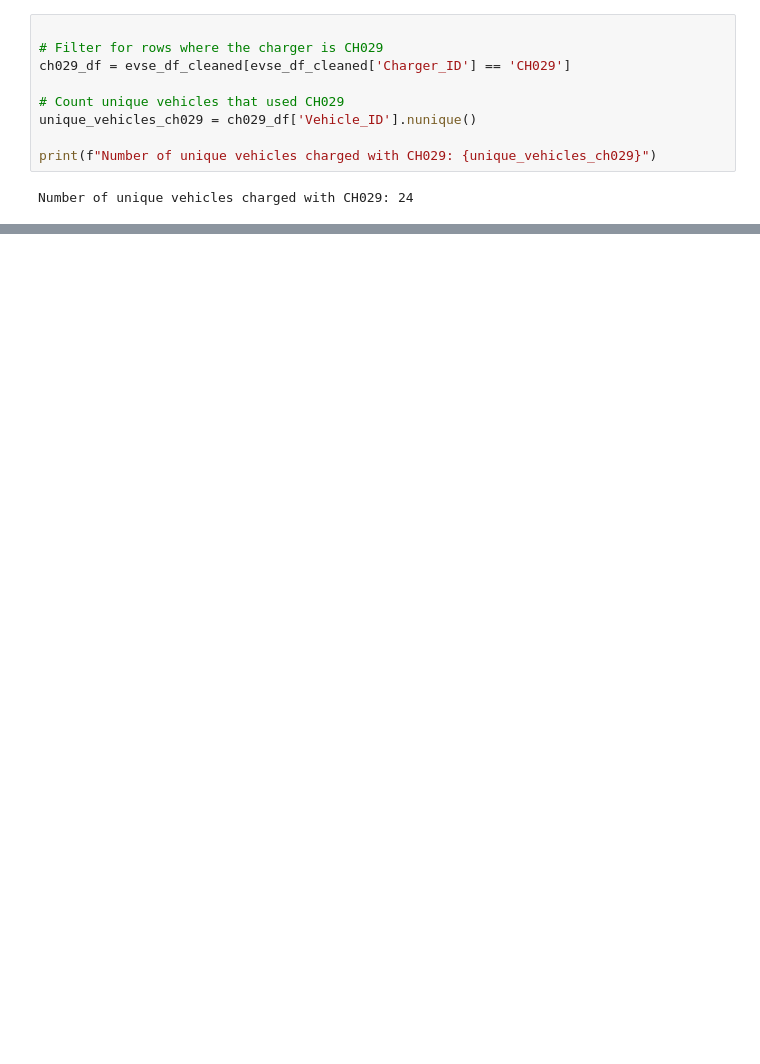
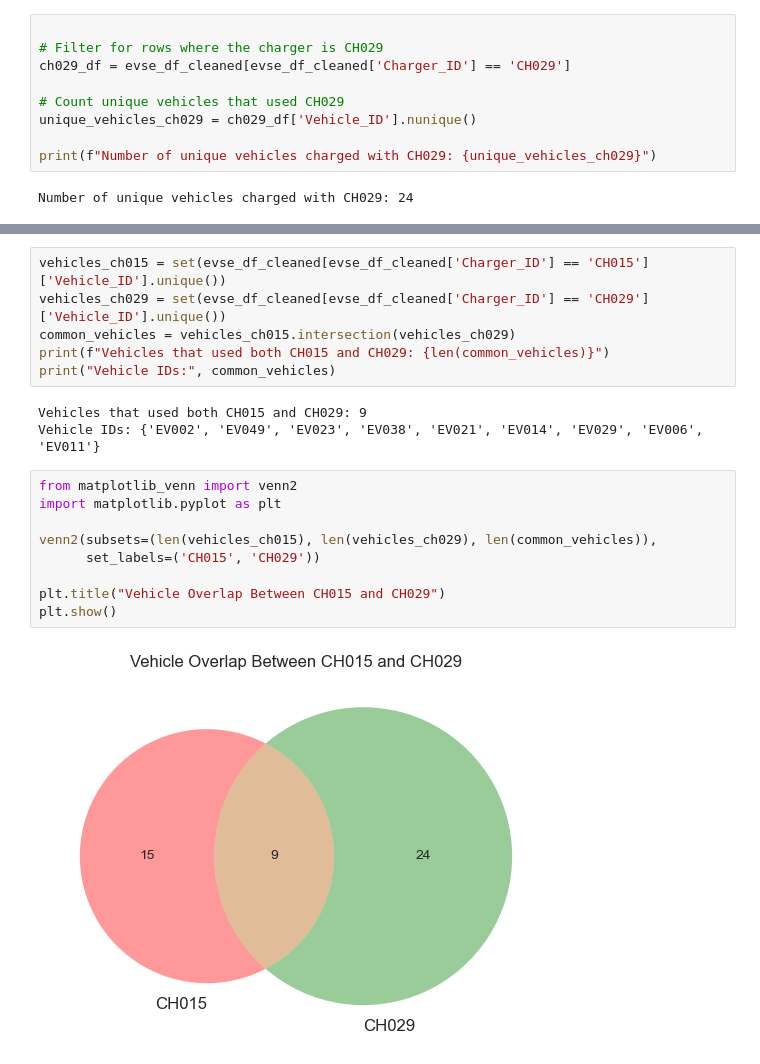
Before and after one commit to Jai-Kumar786/Assignments, a Jupyter notebook: 04-06-2025 Project.ipynb, the cells around one changed output, grey strips where cells are left out. Cells and saved outputs as stored; diff of their text form; blank space fills up the shorter version.

```diff
--- a/04-06-2025 Project.ipynb
+++ b/04-06-2025 Project.ipynb
@@ -982,0 +1002,20 @@ plt.show()
+# %%
+vehicles_ch015 = set(evse_df_cleaned[evse_df_cleaned['Charger_ID'] == 'CH015']['Vehicle_ID'].unique())
+vehicles_ch029 = set(evse_df_cleaned[evse_df_cleaned['Charger_ID'] == 'CH029']['Vehicle_ID'].unique())
+common_vehicles = vehicles_ch015.intersection(vehicles_ch029)
+print(f"Vehicles that used both CH015 and CH029: {len(common_vehicles)}")
+print("Vehicle IDs:", common_vehicles)
+# %% [output]
+Vehicles that used both CH015 and CH029: 9
+Vehicle IDs: {'EV002', 'EV049', 'EV023', 'EV038', 'EV021', 'EV014', 'EV029', 'EV006', 'EV011'}
+# %%
+from matplotlib_venn import venn2
+import matplotlib.pyplot as plt
+
+venn2(subsets=(len(vehicles_ch015), len(vehicles_ch029), len(common_vehicles)),
+      set_labels=('CH015', 'CH029'))
+
+plt.title("Vehicle Overlap Between CH015 and CH029")
+plt.show()
+# %% [output]
+[figure, added]
```
Also changed, not shown: parts of 22 cells of this notebook, 7 other files.
